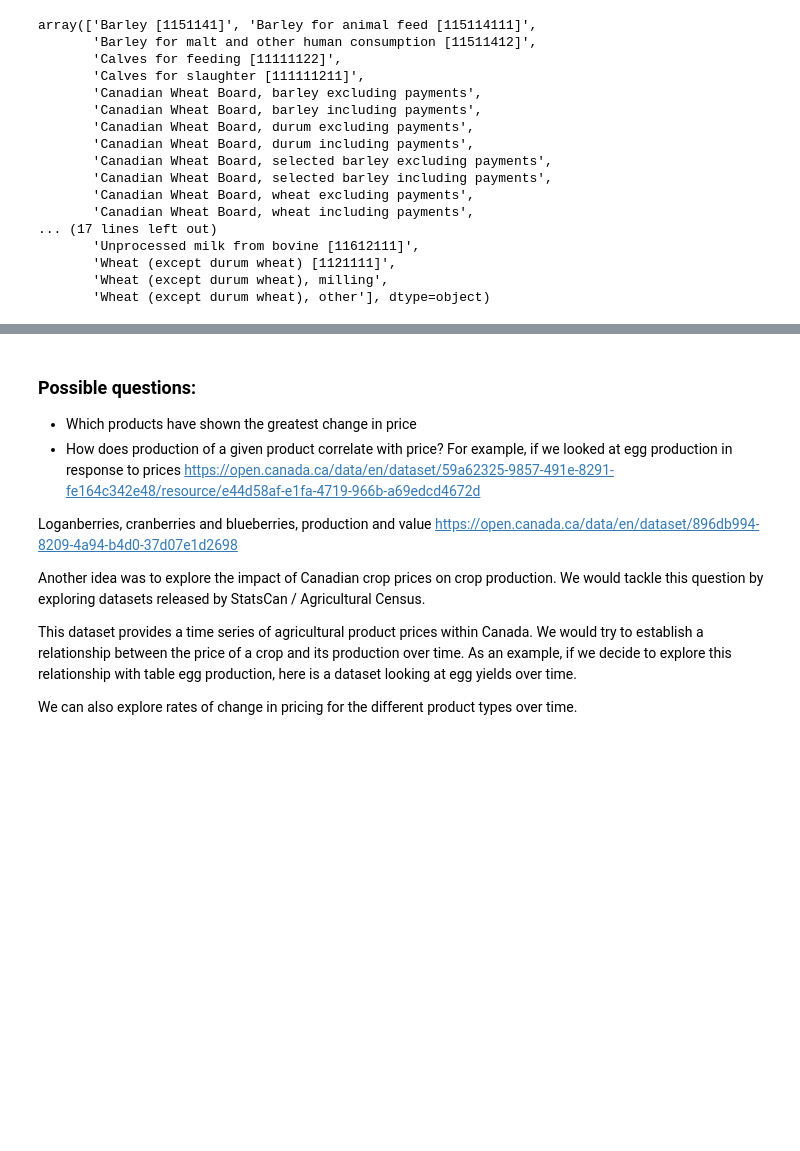
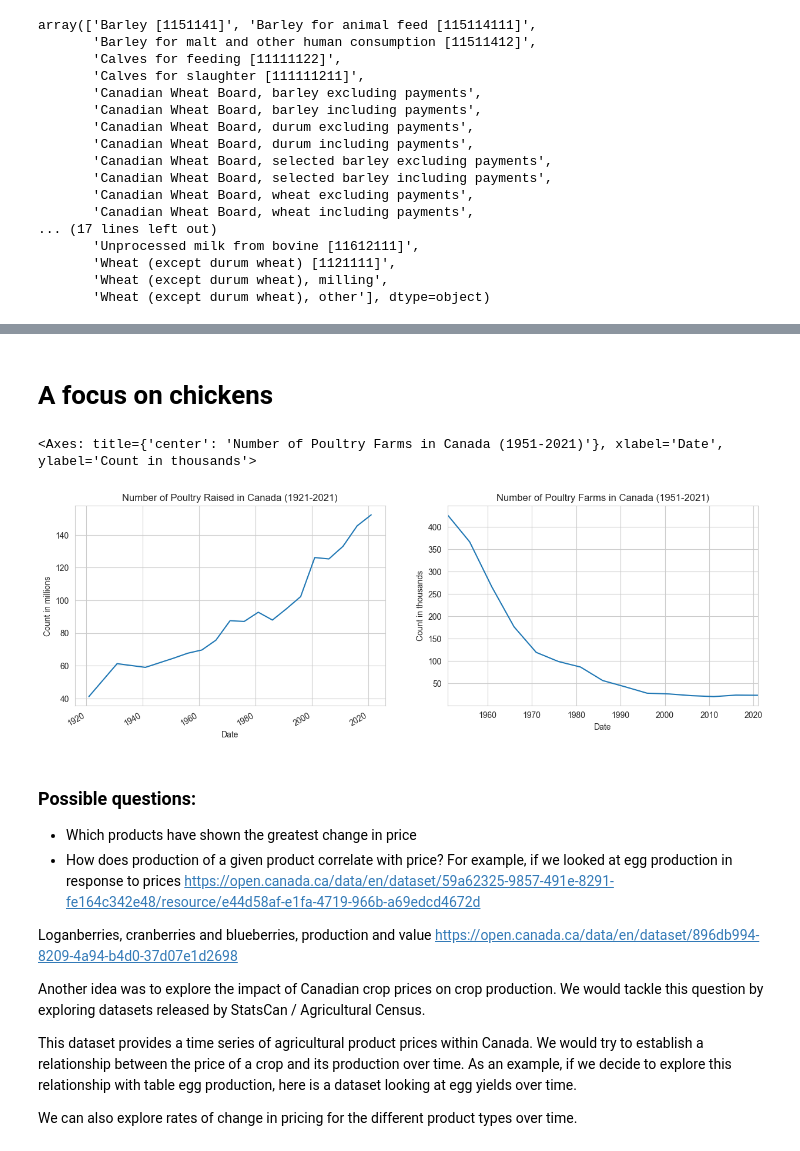
Before and after one commit to davjfish/WatspeedFoundationsGroupProject, a Jupyter notebook: david_scratch.ipynb, the cells around one changed output, grey strips where cells are left out. Saved outputs shown, nothing was run; the diff lists cells and outputs as text; code cells hidden in the pictures; blank space fills up the shorter version.

```diff
--- a/david_scratch.ipynb
+++ b/david_scratch.ipynb
@@ -85,0 +96,39 @@ Text(0.5, 1.0, 'Time Series of Prices for Flaxseed in Canada')
+# %% [markdown]
+# A focus on chickens
+# %%
+# from https://open.canada.ca/data/en/dataset/fa6077cb-b908-42e6-963e-5f09d32c2eea
+
+# This will be the response variable
+df_raw = pd.read_csv("./data/32100155.csv")
+# convert the year to a datetime obj
+df_raw["REF_DATE"] = pd.to_datetime(df_raw["REF_DATE"].apply(lambda x: dt.datetime.strptime(str(x), "%Y")))
+
+# look at the national total
+df_canada = df_raw[df_raw["GEO"] == "Canada"].dropna(subset=["VALUE"])
+# look at only chickens
+df_chickens = df_canada[df_canada["Selected livestock"] == "Total hens and chickens"]
+
+df_chickens_count = df_chickens[df_chickens["Unit of measure"] == "Number of animals"][["VALUE", "REF_DATE", "Unit of measure"]]
+df_chickens_farms = df_chickens[df_chickens["Unit of measure"] == "Number of farms reporting"][["VALUE", "REF_DATE", "Unit of measure"]]
+
+ser_chicken_count = pd.Series(data=df_chickens_count["VALUE"].values / 1000000, index=df_chickens_count["REF_DATE"])
+ser_chicken_farms = pd.Series(df_chickens_farms["VALUE"].values / 1000, index=df_chickens_farms["REF_DATE"])
+
+plt.figure(figsize=(15, 5))
+# chicken count
+plt.subplot(1, 2, 1)
+labels = dict(
+    xlabel="Date",
+    ylabel="Count in millions",
+    title=f"Number of Poultry Raised in Canada ({ser_chicken_count.index.min().year}-{ser_chicken_count.index.max().year})"
+)
+ser_chicken_count.plot(**labels)
+
+# farm count
+plt.subplot(1, 2, 2)
+labels["ylabel"] = "Count in thousands"
+labels["title"] = f"Number of Poultry Farms in Canada ({ser_chicken_farms.index.min().year}-{ser_chicken_farms.index.max().year})"
+ser_chicken_farms.plot(**labels)
+# %% [output]
+<Axes: title={'center': 'Number of Poultry Farms in Canada (1951-2021)'}, xlabel='Date', ylabel='Count in thousands'>
+[figure, added]
```
Also changed, not shown: parts of 5 cells of this notebook, 2 other files.
